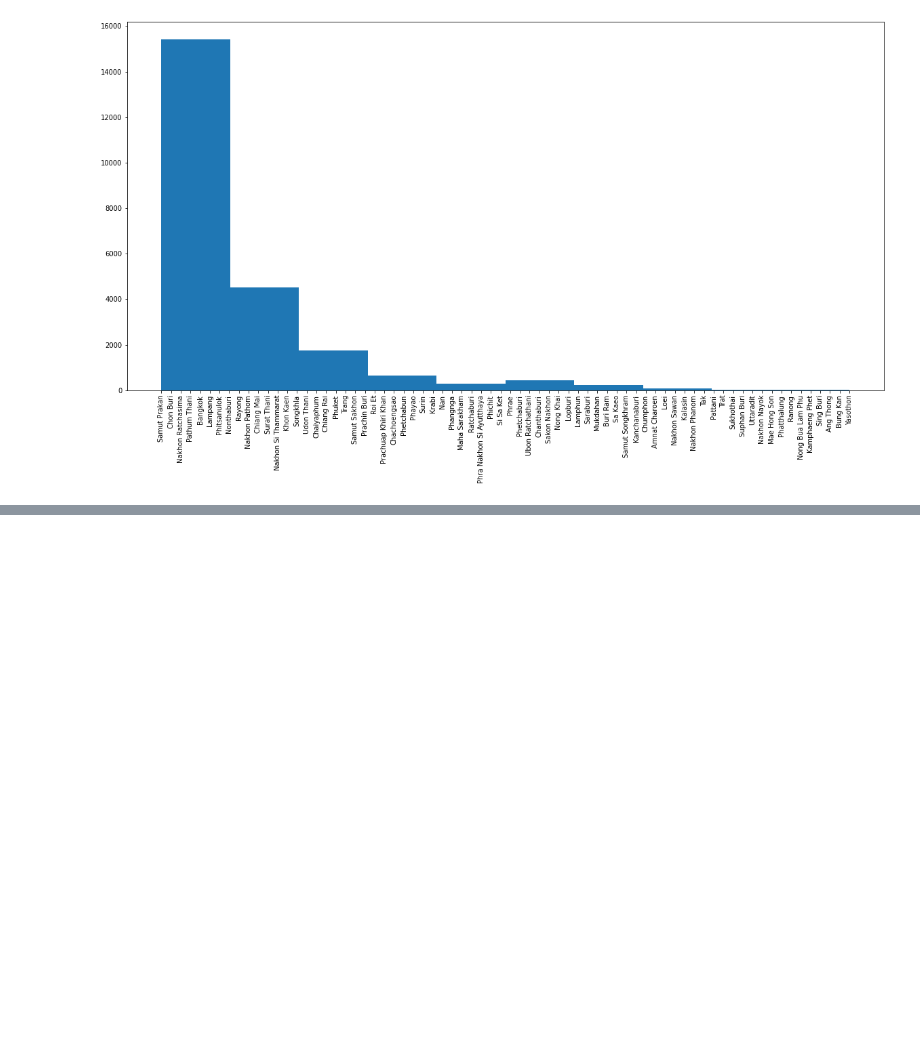
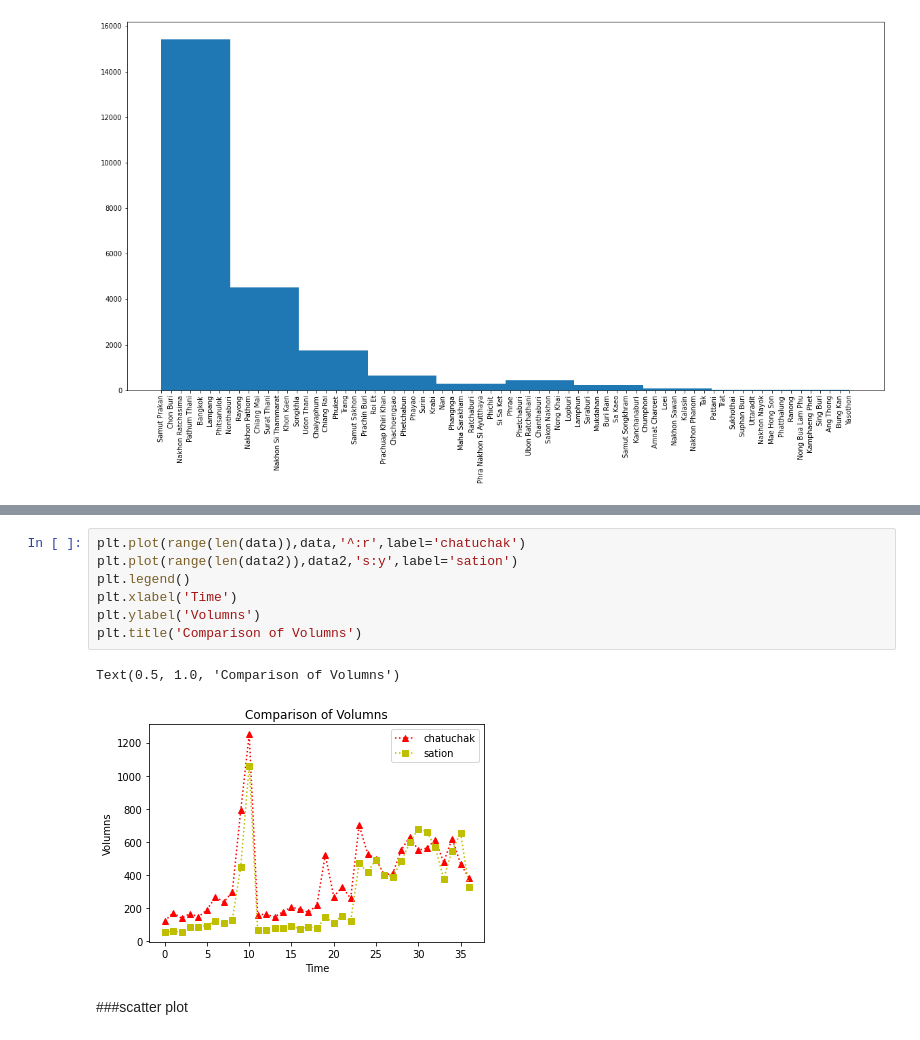
Before and after one commit to Phruetti/DPDM65, a Jupyter notebook: pandas101.ipynb, the cells around one changed output, grey strips where cells are left out. Saved outputs shown, nothing was run; the diff lists cells and outputs as text; blank space fills up the shorter version.

```diff
--- a/pandas101.ipynb
+++ b/pandas101.ipynb
@@ -211,0 +347,12 @@ plt.xticks(rotation='vertical');
+# %%
+plt.plot(range(len(data)),data,'^:r',label='chatuchak')
+plt.plot(range(len(data2)),data2,'s:y',label='sation')
+plt.legend()
+plt.xlabel('Time')
+plt.ylabel('Volumns')
+plt.title('Comparison of Volumns')
+# %% [output]
+Text(0.5, 1.0, 'Comparison of Volumns')
+[figure, added]
+# %% [markdown]
+###scatter plot
```
Also changed, not shown: parts of 41 cells of this notebook.
